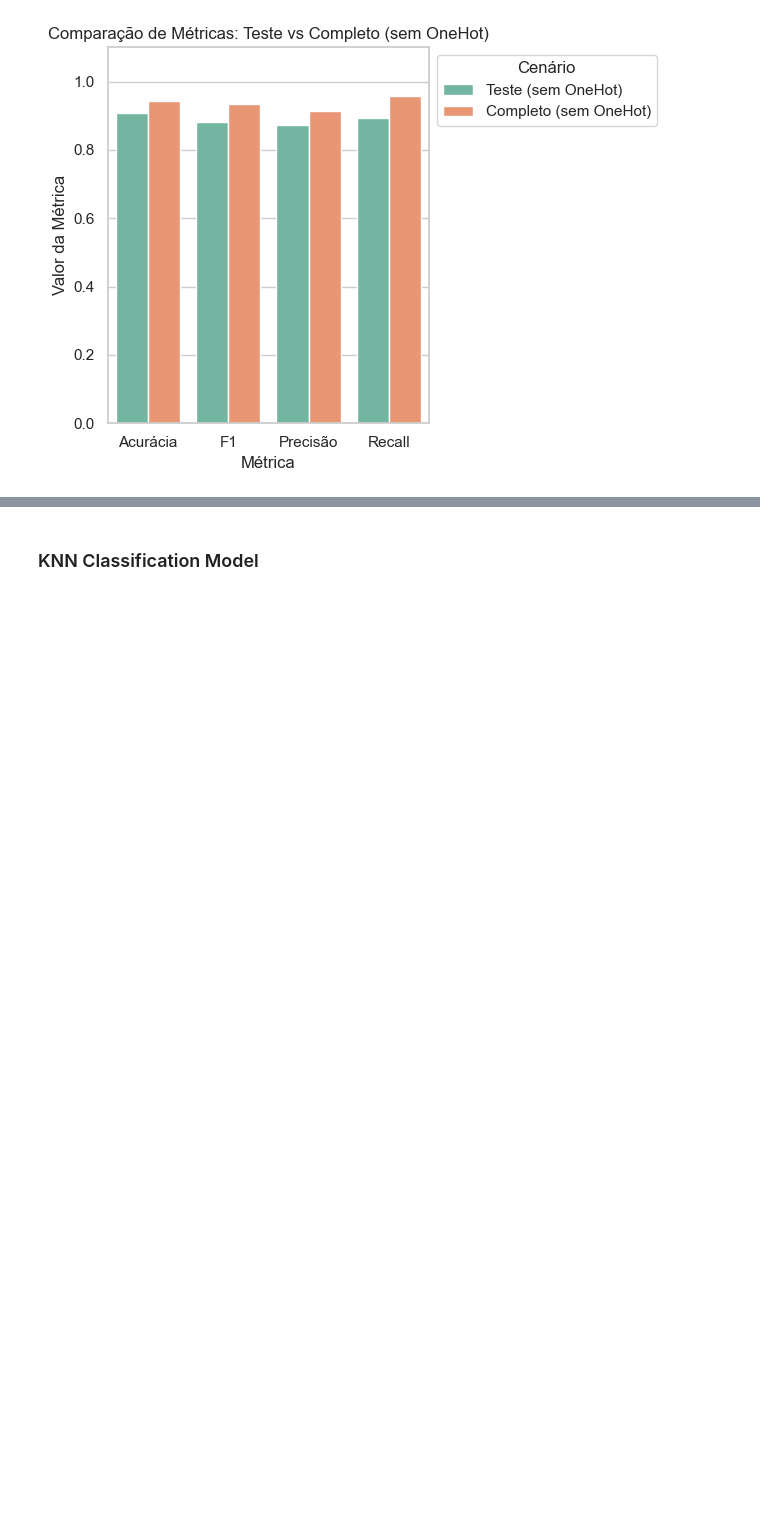
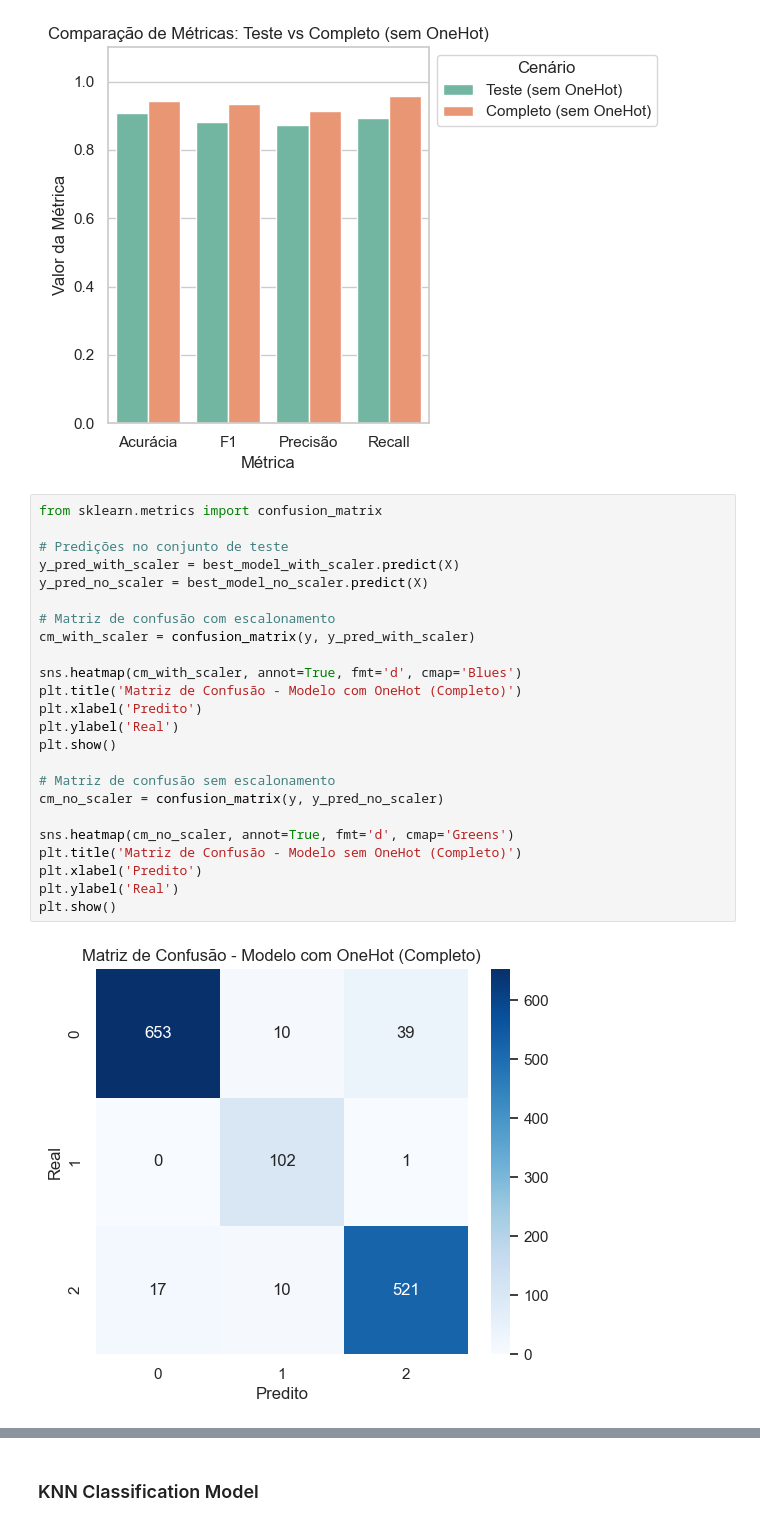
Before and after one commit to Jotape003/Trabalho-ML, a Jupyter notebook: phishingData.ipynb, the cells around one changed output, grey strips where cells are left out. Cells and saved outputs as stored; diff of their text form; blank space fills up the shorter version.

Commit message:
Matriz de confusão gerada

```diff
--- a/phishingData.ipynb
+++ b/phishingData.ipynb
@@ -558,3 +582,29 @@ plt.show()
 # %% [output]
 [figure]
 [figure]
+# %%
+from sklearn.metrics import confusion_matrix
+
+# Predições no conjunto de teste
+y_pred_with_scaler = best_model_with_scaler.predict(X)
+y_pred_no_scaler = best_model_no_scaler.predict(X)
+
+# Matriz de confusão com escalonamento
+cm_with_scaler = confusion_matrix(y, y_pred_with_scaler)
+
+sns.heatmap(cm_with_scaler, annot=True, fmt='d', cmap='Blues')
+plt.title('Matriz de Confusão - Modelo com OneHot (Completo)')
+plt.xlabel('Predito')
+plt.ylabel('Real')
+plt.show()
+
+# Matriz de confusão sem escalonamento
+cm_no_scaler = confusion_matrix(y, y_pred_no_scaler)
+
+sns.heatmap(cm_no_scaler, annot=True, fmt='d', cmap='Greens')
+plt.title('Matriz de Confusão - Modelo sem OneHot (Completo)')
+plt.xlabel('Predito')
+plt.ylabel('Real')
+plt.show()
+# %% [output]
+[figure, added]
```
Also changed, not shown: parts of 2 cells of this notebook.
